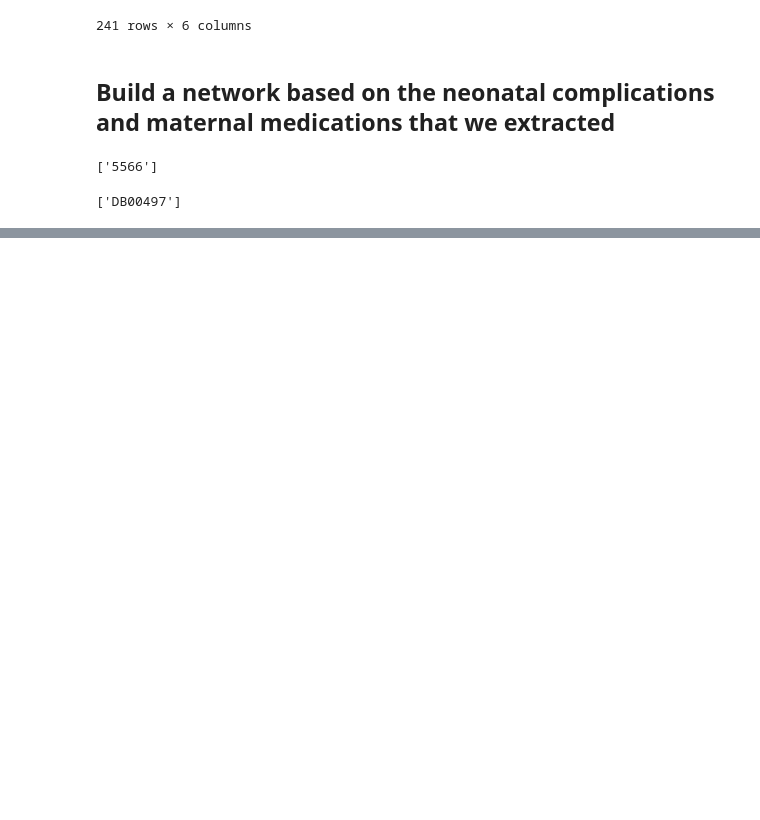
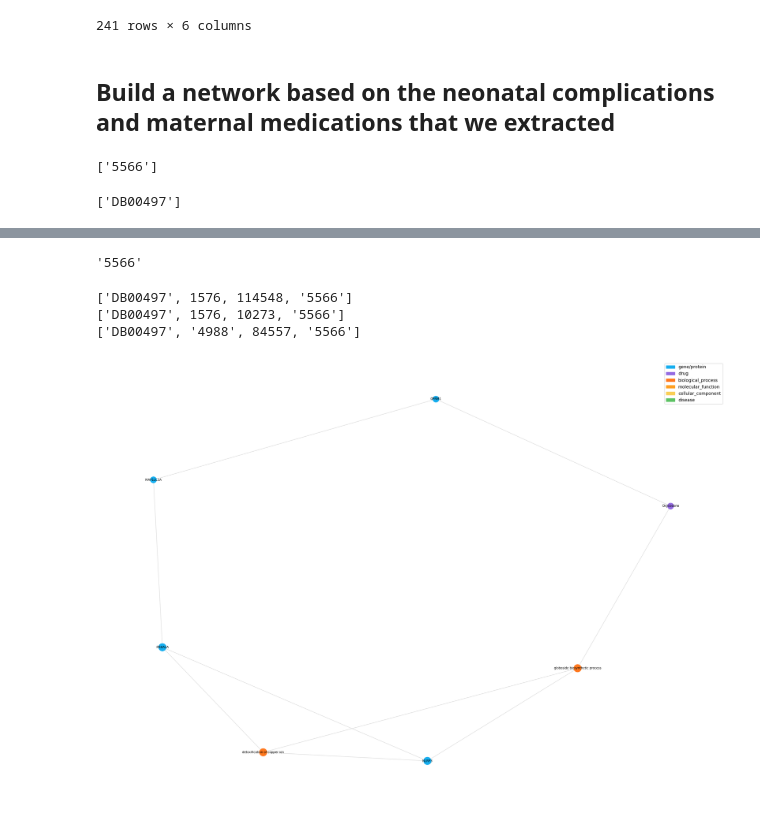
Before and after one commit to yerakim824/PregMedNet, a Jupyter notebook: Interactive_Webapp/Test_Previous_Formulas.ipynb, the cells around one changed output, grey strips where cells are left out. Drawn from its saved outputs; the diff is of its cells as text; code cells hidden in the pictures; blank space fills up the shorter version.

Commit message:
interactive graph

```diff
--- a/Interactive_Webapp/Test_Previous_Formulas.ipynb
+++ b/Interactive_Webapp/Test_Previous_Formulas.ipynb
@@ -922,0 +1060,55 @@ sel_med_id_list
+# %%
+## make `edge_list` based on sel_sel_kg ##
+# imp_edges = [(3553, 5515), (3553, '19091'), (1577, 5515), (1577, 'DB00904'), (5515, 5515)]
+# imp_edges = [(3553, 5515), (3553, '19091'), (1577, 5515), (1577, 'DB00904'), (5515, 5515)]+[(i[1],i[0]) for i in imp_edges]
+
+edge_df = sel_sel_kg[['relation','display_relation','x_id','y_id']].drop_duplicates()
+edge_dict = edge_df.to_dict(orient='index')
+
+edge_list = []
+for key in edge_dict.keys():
+    test_edge = (edge_dict[key]['x_id'],edge_dict[key]['y_id'])
+    # if test_edge in imp_edges:
+    #     each_edge = (edge_dict[key]['x_id'],edge_dict[key]['y_id'],
+    # {'relation':edge_dict[key]['relation'],'display_relation':edge_dict[key]['display_relation'],'weight':3,'color':'#000000'})
+    # else:
+    each_edge = (edge_dict[key]['x_id'],edge_dict[key]['y_id'], {'relation':edge_dict[key]['relation'],'display_relation':edge_dict[key]['display_relation'],'weight':0.3,'color':'#ADADAD'})
+    edge_list.append(each_edge)
+# %%
+G = nx.Graph()
+G.add_nodes_from(node_list)
+G.add_edges_from(edge_list)
+# %%
+sel_dz_id_list[0]
+# %% [output]
+'5566'
+# %%
+num = 0
+count_nodes = []
+for path in nx.all_shortest_paths(G, source=sel_med_id_list[0], target=sel_dz_id_list[0]):
+    print(path)
+    count_nodes+=path
+    num+=1
+# %% [output]
+['DB00497', 1576, 114548, '5566']
+['DB00497', 1576, 10273, '5566']
+['DB00497', '4988', 84557, '5566']
+# %%
+import matplotlib.patches as mpatches #matplotlib.patches.Circle
+gene = mpatches.Patch(color='#16AEEF', label='gene/protein')
+drug = mpatches.Patch(color='#946BE1', label='drug')
+bio = mpatches.Patch(color='#FF781E', label='biological_process')
+mole = mpatches.Patch(color='#FF9F21', label='molecular_function')
+cell = mpatches.Patch(color='#F9CF57', label='cellular_component')
+dz = mpatches.Patch(color='#5DC264', label='disease')
+
+plt.figure(figsize=(20,14))
+T= G.subgraph(count_nodes)
+node_color = [i['node_color'] for i in dict(T.nodes).values()]
+labels = nx.get_node_attributes(T, 'node_name')
+# plt.title(' and Ondansetron')
+nx.draw(T,labels=labels,with_labels=True,font_size=7,edge_color='#DBDBDB',node_color=node_color,node_size=[T.degree(n)*100 for n in T.nodes()])
+plt.legend(handles=[gene,drug,bio,mole,cell,dz])
+plt.show()
+# %% [output]
+[figure, added]
```
Also changed, not shown: parts of 8 cells of this notebook, 2 other files.
